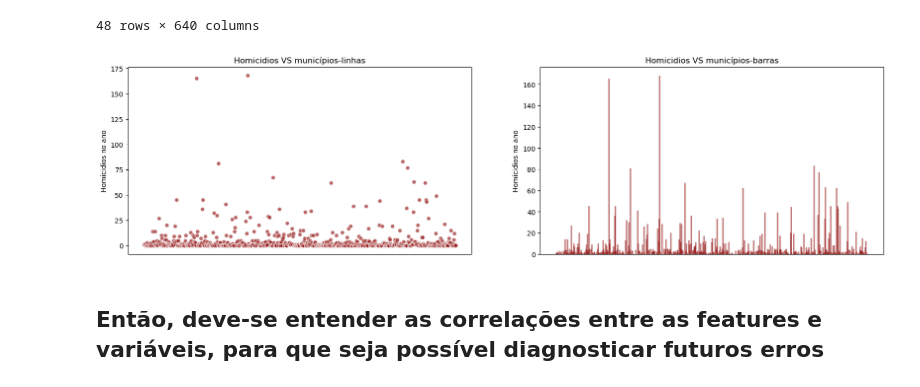
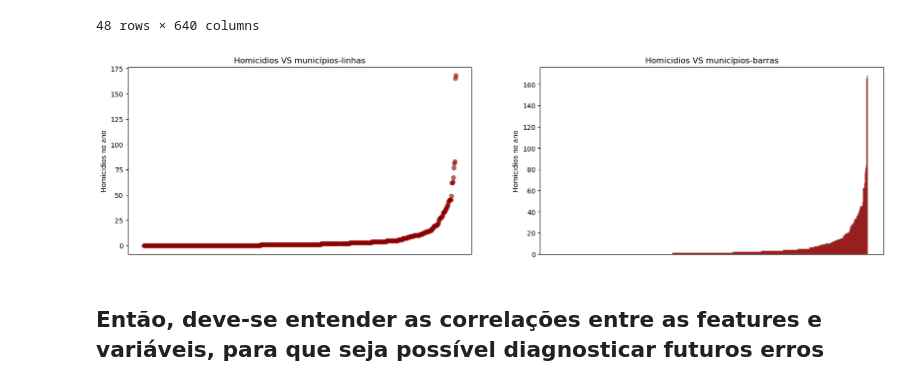
Before and after one commit to felipebns/P2_Cdados, a Jupyter notebook: p2_cdados.ipynb, the cells around one changed output. Saved outputs shown, nothing was run; the diff lists cells and outputs as text; code cells hidden in the pictures.

```diff
--- a/p2_cdados.ipynb
+++ b/p2_cdados.ipynb
@@ -100,27 +100,29 @@ pd.crosstab(homicidio_mun_2010.Homicidio_total, homicidio_mun_2010.id_municipio,
 | All | 1 | 1 | 1 | 1 | 1 | 1 | 1 | 1 | 1 | 1 | ... |
 48 rows × 640 columns
 # %%
+hom_ord = homicidio_mun_2010.sort_values('Homicidio_total')#ordenando os valores para ajudar na visibilidade
+
 plt.figure(figsize=(20,5))
 
 
 plt.subplot(1,2,1)
-plt.scatter(homicidio_mun_2010.id_municipio, homicidio_mun_2010.Homicidio_total, color='darkred', alpha=0.6, edgecolors='white')
+plt.scatter(hom_ord.id_municipio, hom_ord.Homicidio_total, color='darkred', alpha=0.6)
 plt.xlabel('Municípios')
 plt.gca().axes.get_xaxis().set_visible(False) #retirando a legenda no eixo x, estava muito poluido
 plt.ylabel('Homicidios no ano')
 plt.title('Homicidios VS municípios-linhas')
 
 plt.subplot(1,2,2)
-plt.bar(homicidio_mun_2010.id_municipio, homicidio_mun_2010.Homicidio_total, color='darkred', width=3, alpha=0.5)
+plt.bar(hom_ord.id_municipio, hom_ord.Homicidio_total, color='darkred', width=3, alpha=0.5)
 plt.xlabel('Municípios')
 plt.gca().axes.get_xaxis().set_visible(False) #retirando a legenda no eixo x, estava muito poluido
 plt.ylabel('Homicidios no ano')
 plt.title('Homicidios VS municípios-barras')
 
 
 plt.show()
 # %% [output]
-[figure, old version]
+[figure, new version]
 # %% [markdown]
  ## Então, deve-se entender as correlações entre as features e variáveis, para que seja possível diagnosticar futuros erros
 # %%
```
Also changed, not shown: parts of 5 cells of this notebook.
